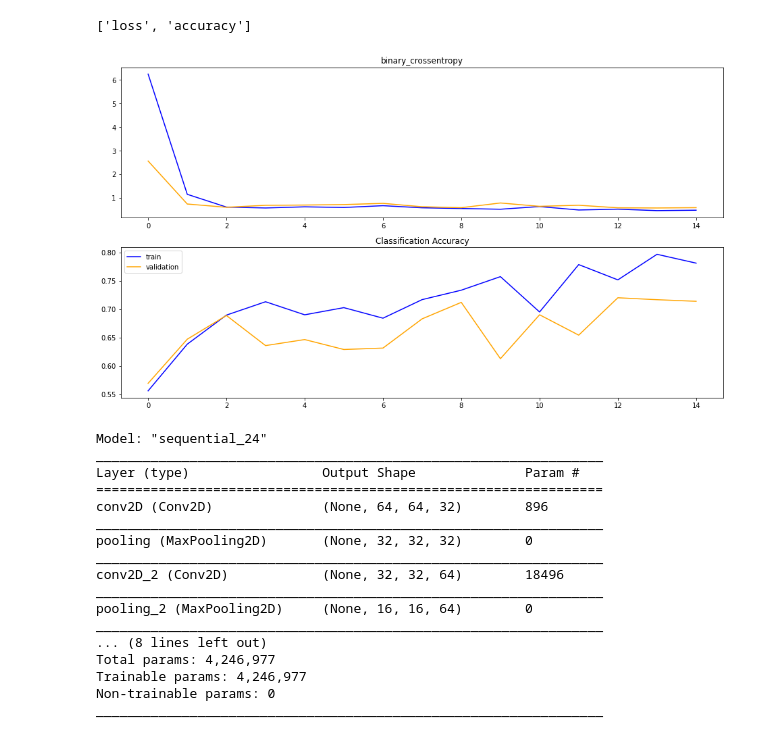
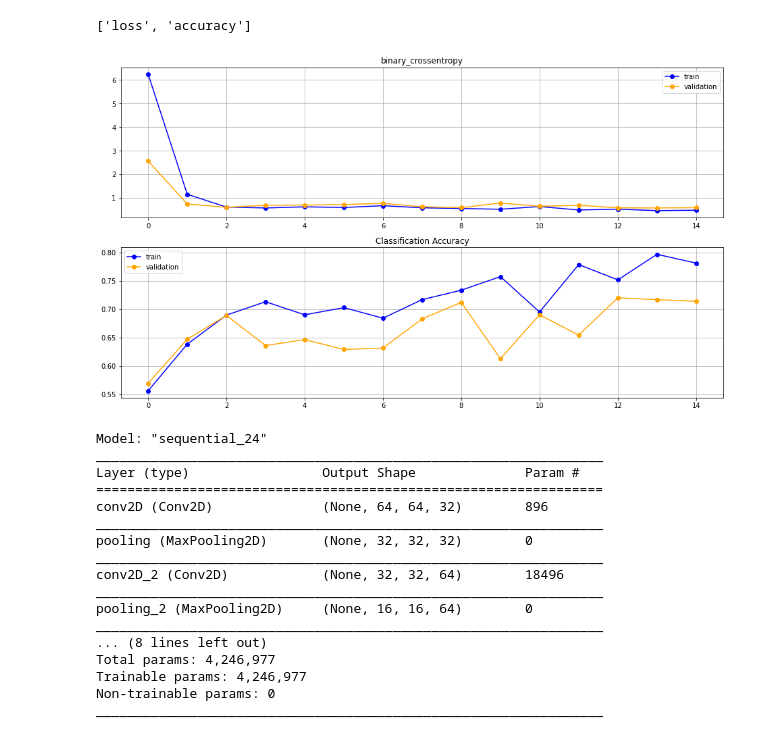
Before and after one commit to kbenmus02/A62-EquipeCV, a Jupyter notebook: notebook/iteration_3_model_3_cnn.ipynb, the cells around one changed output. Saved outputs shown, nothing was run; the diff lists cells and outputs as text; code cells hidden in the pictures.

```diff
--- a/notebook/iteration_3_model_3_cnn.ipynb
+++ b/notebook/iteration_3_model_3_cnn.ipynb
@@ -176,22 +176,27 @@ print(model_cnn.metrics_names)
 # %% [output]
 ['loss', 'accuracy']
 # %%
-plt.figure(figsize=(16,9))
-# plot loss
-plt.subplot(211)
-plt.title('binary_crossentropy')
-plt.plot(history.history['loss'], color='blue', label='train')
-plt.plot(history.history['val_loss'], color='orange', label='test')
-
-# plot accuracy
-plt.subplot(212)
-plt.title('Classification Accuracy')
-plt.plot(history.history['accuracy'], color='blue', label='train')
-plt.plot(history.history['val_accuracy'], color='orange', label='validation')
-plt.legend()
-plt.show()
+def plot_history(history):
+    plt.figure(figsize=(16,9))
+    # plot loss
+    plt.subplot(211)
+    plt.grid()
+    plt.title('binary_crossentropy')
+    plt.plot(history.history['loss'], "o-", color='blue', label='train')
+    plt.plot(history.history['val_loss'], "o-", color='orange', label='validation')
+    plt.legend()
+    # plot accuracy
+    plt.subplot(212)
+    plt.grid()
+    plt.title('Classification Accuracy')
+    plt.plot(history.history['accuracy'], "o-",color='blue', label='train')
+    plt.plot(history.history['val_accuracy'], "o-",color='orange', label='validation')
+    plt.legend()
+    plt.show()
-# %% [output]
-[figure, removed]
+# %%
+plot_history(history)
+# %% [output]
+[figure, added]
 # %%
 model_cnn_2 = Sequential()
 model_cnn_2.add(tf.keras.layers.Input(name = "input", shape=INPUT_SHAPE))
```
Also changed, not shown: parts of 10 cells of this notebook.
